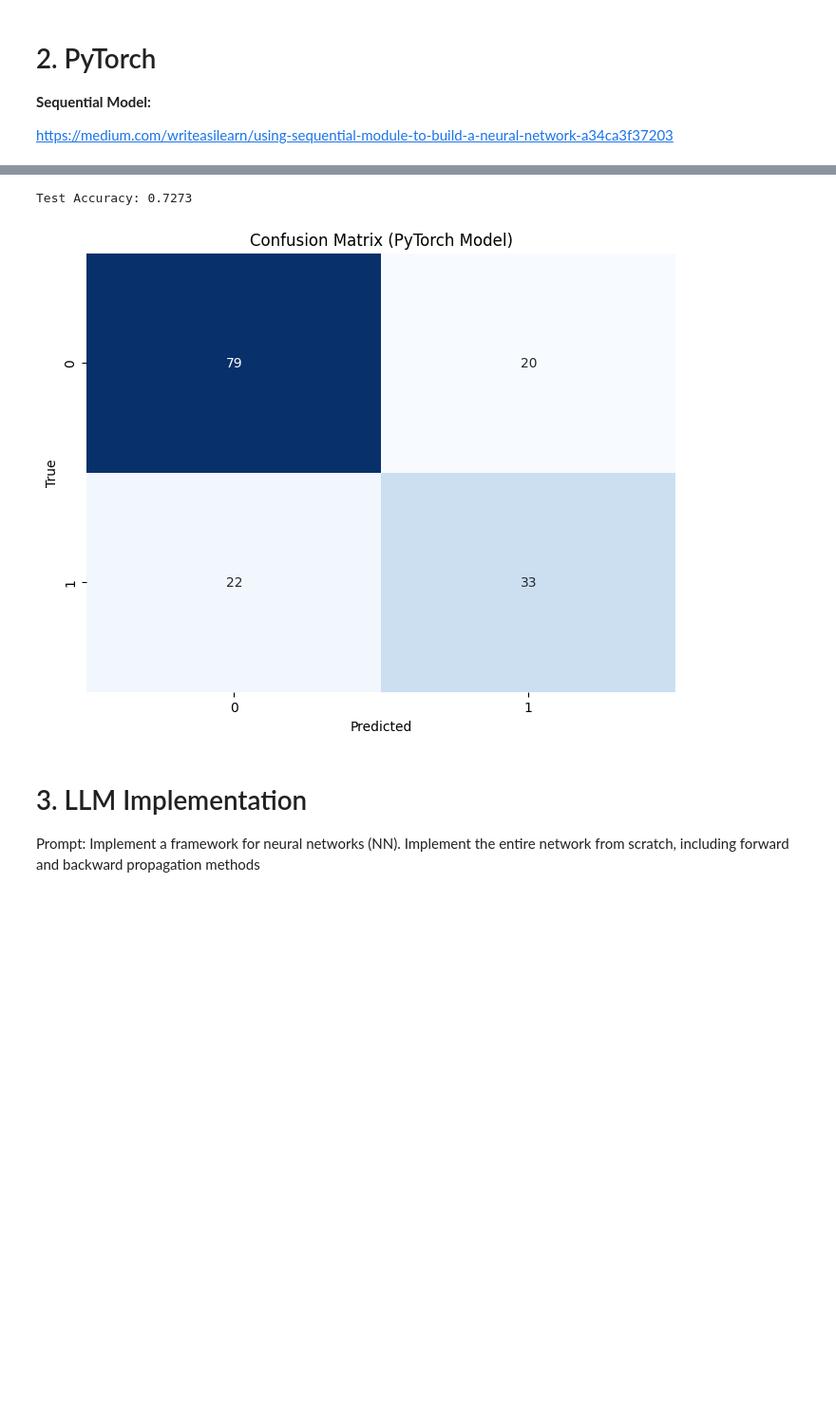
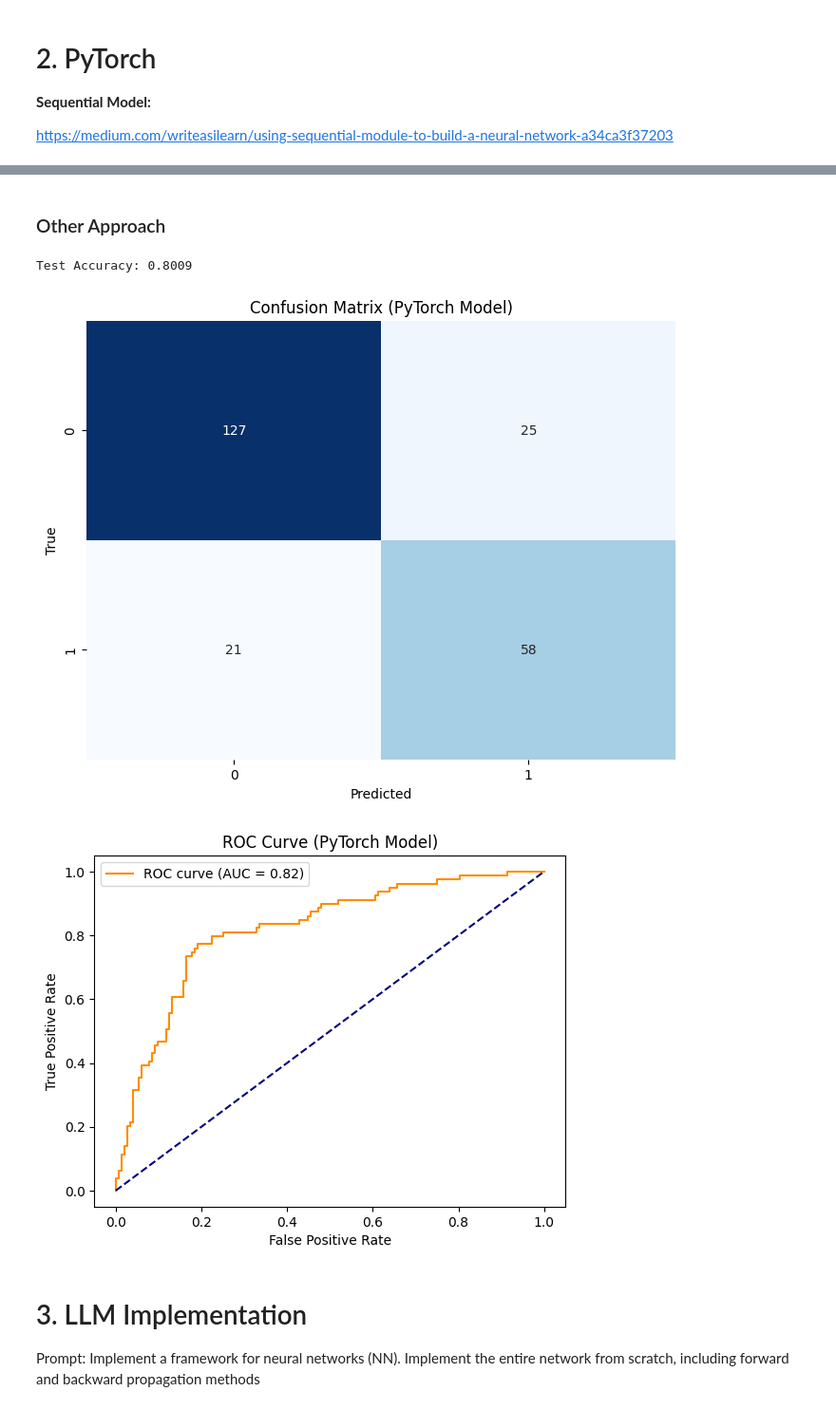
Before and after one commit to paulhoenes/ML_EX2, a Jupyter notebook: NN2.ipynb, the cells around one changed output, grey strips where cells are left out. Shown at 95% size. Saved outputs shown, nothing was run; the diff lists cells and outputs as text; code cells hidden in the pictures; blank space fills up the shorter version.

```diff
--- a/NN2.ipynb
+++ b/NN2.ipynb
@@ -690,23 +787,40 @@ Epoch 900, Loss: 0.3491
+# %% [markdown]
+### Other Approach
 # %%
 # Predict on test
 outputs_test = model(X_test_torch)
 # Convert predictions to binary with a threshold of 0.5
 y_pred_test = (outputs_test >= 0.5).float()
 # Calculate accuracy
 accuracy_test = (y_pred_test == y_test_torch).float().mean()
 print(f"Test Accuracy: {accuracy_test:.4f}")
 # Confusion Matrix
 from sklearn.metrics import confusion_matrix
 cm_test = confusion_matrix(y_test_torch.numpy(), y_pred_test.numpy())
 plt.figure(figsize=(8, 6))
 sns.heatmap(cm_test, annot=True, fmt='d', cmap='Blues', cbar=False)
 plt.xlabel('Predicted')
 plt.ylabel('True')
 plt.title('Confusion Matrix (PyTorch Model)')
 plt.show()
+
+# ROC Curve and AUC
+from sklearn.metrics import roc_curve, auc
+fpr_test, tpr_test, _ = roc_curve(y_test_torch.detach().numpy(), outputs_test.detach().numpy())
+roc_auc_test = auc(fpr_test, tpr_test)
+# plot roc curve
+plt.figure()
+plt.plot(fpr_test, tpr_test, color='darkorange', label=f'ROC curve (AUC = {roc_auc_test:.2f})')
+plt.plot([0, 1], [0, 1], color='navy', linestyle='--')
+plt.xlabel('False Positive Rate')
+plt.ylabel('True Positive Rate')
+plt.title('ROC Curve (PyTorch Model)')
+plt.legend()
+plt.show()
 # %% [output]
-Test Accuracy: 0.7273
+Test Accuracy: 0.8009
 [figure]
+[figure, added]
 # %% [markdown]
 # 3. LLM Implementation
 
```
Also changed, not shown: parts of 9 cells of this notebook, 3 other files.
